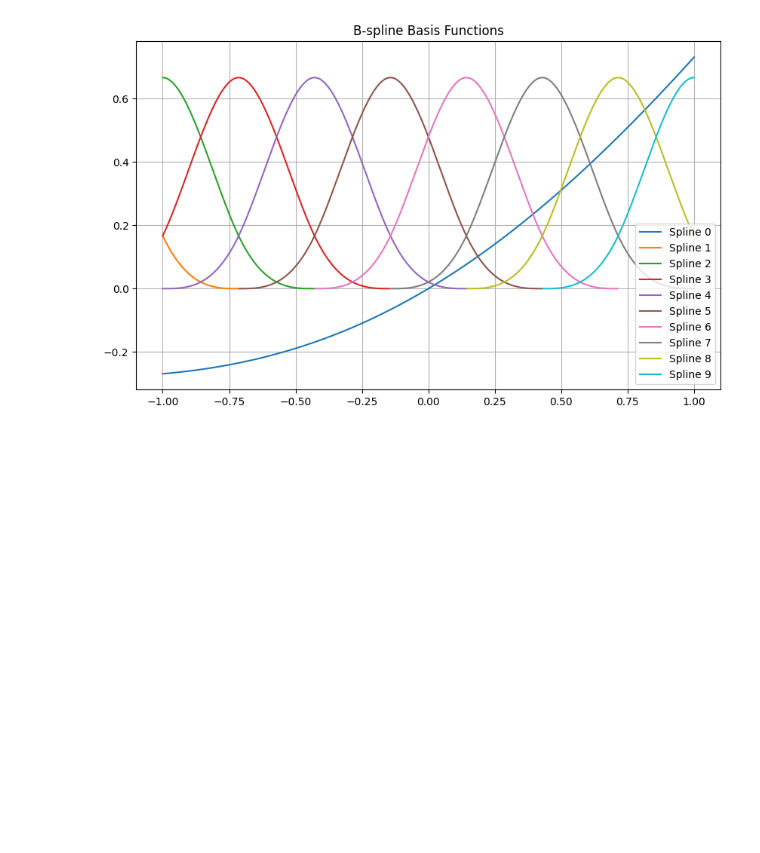
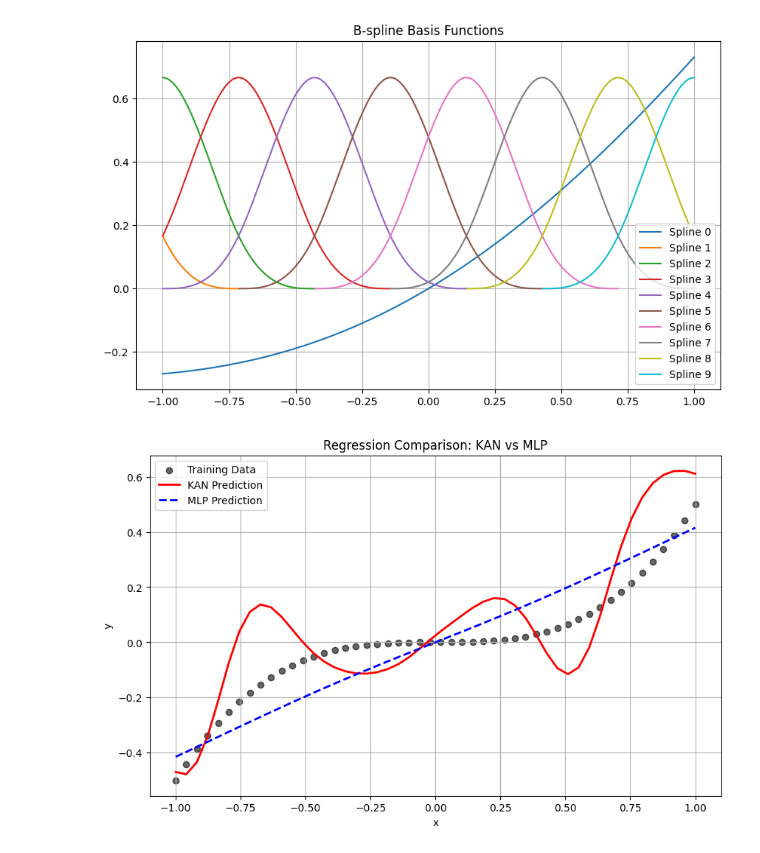
Before and after one commit to VaibhavMathur-2003/Research-Paper-Implementation, a Jupyter notebook: KAN/kanxmlp.ipynb, the cells around one changed output. Drawn from its saved outputs; the diff is of its cells as text; code cells hidden in the pictures; blank space fills up the shorter version.

Commit message:
kan regression

```diff
--- a/KAN/kanxmlp.ipynb
+++ b/KAN/kanxmlp.ipynb
@@ -150,3 +150,32 @@ plt.grid(True)
 plt.show()
 # %% [output]
 [figure]
+# %%
+class NeuronKAN(Neuron):
+    def __init__(self, n_in, n_weights_per_edge, x_bounds, weights_range=None, get_edge_fun=get_bsplines, **kwargs):
+        self.x_bounds = x_bounds
+        super().__init__(n_in, n_weights_per_edge=n_weights_per_edge, weights_range=weights_range)
+        self.edge_fun, self.edge_fun_der = get_edge_fun(self.x_bounds, self.n_weights_per_edge, **kwargs)
+
+    def get_xmid(self):
+        self.phi_x_mat = np.array([self.edge_fun[b](self.xin) for b in self.edge_fun]).T
+        self.phi_x_mat[np.isnan(self.phi_x_mat)] = 0
+        self.xmid = (self.weights * self.phi_x_mat).sum(axis=1)
+
+    def get_xout(self):
+        self.xout = tanh_act(sum(self.xmid.flatten()), get_derivative=False)
+
+    def get_dxout_dxmid(self):
+        self.dxout_dxmid = tanh_act(sum(self.xmid.flatten()), get_derivative=True) * np.ones(self.n_in)
+
+    def get_dxmid_dw(self):
+        self.dxmid_dw = self.phi_x_mat
+
+    def get_dxmid_dxin(self):
+        phi_x_der_mat = np.array([self.edge_fun_der[b](self.xin) if self.edge_fun[b](self.xin) is not None else 0
+                                  for b in self.edge_fun_der]).T
+        phi_x_der_mat[np.isnan(phi_x_der_mat)] = 0
+        self.dxmid_dxin = (self.weights * phi_x_der_mat).sum(axis=1)
+
+    def get_dxout_dbias(self):
+        self.dxout_dbias = 0
@@ -152,0 +337,18 @@ plt.show()
+# %%
+x_test = np.linspace(-1, 1, 50).reshape(-1, 1)
+y_test = .5  * x_test**3
+y_kan = np.array([kan_1d(x) for x in x_test])
+y_mlp = np.array([mlp_1d(x) for x in x_test])
+
+plt.figure(figsize=(10, 6))
+plt.scatter(x_test, y_test, color='black', label='Training Data', alpha=0.6)
+plt.plot(x_test, y_kan, 'r-', label='KAN Prediction', linewidth=2)
+plt.plot(x_test, y_mlp, 'b--', label='MLP Prediction', linewidth=2)
+plt.xlabel('x')
+plt.ylabel('y')
+plt.title('Regression Comparison: KAN vs MLP')
+plt.legend()
+plt.grid(True)
+plt.show()
+# %% [output]
+[figure, added]
```
Also changed, not shown: parts of 4 cells of this notebook, 1 other file.
